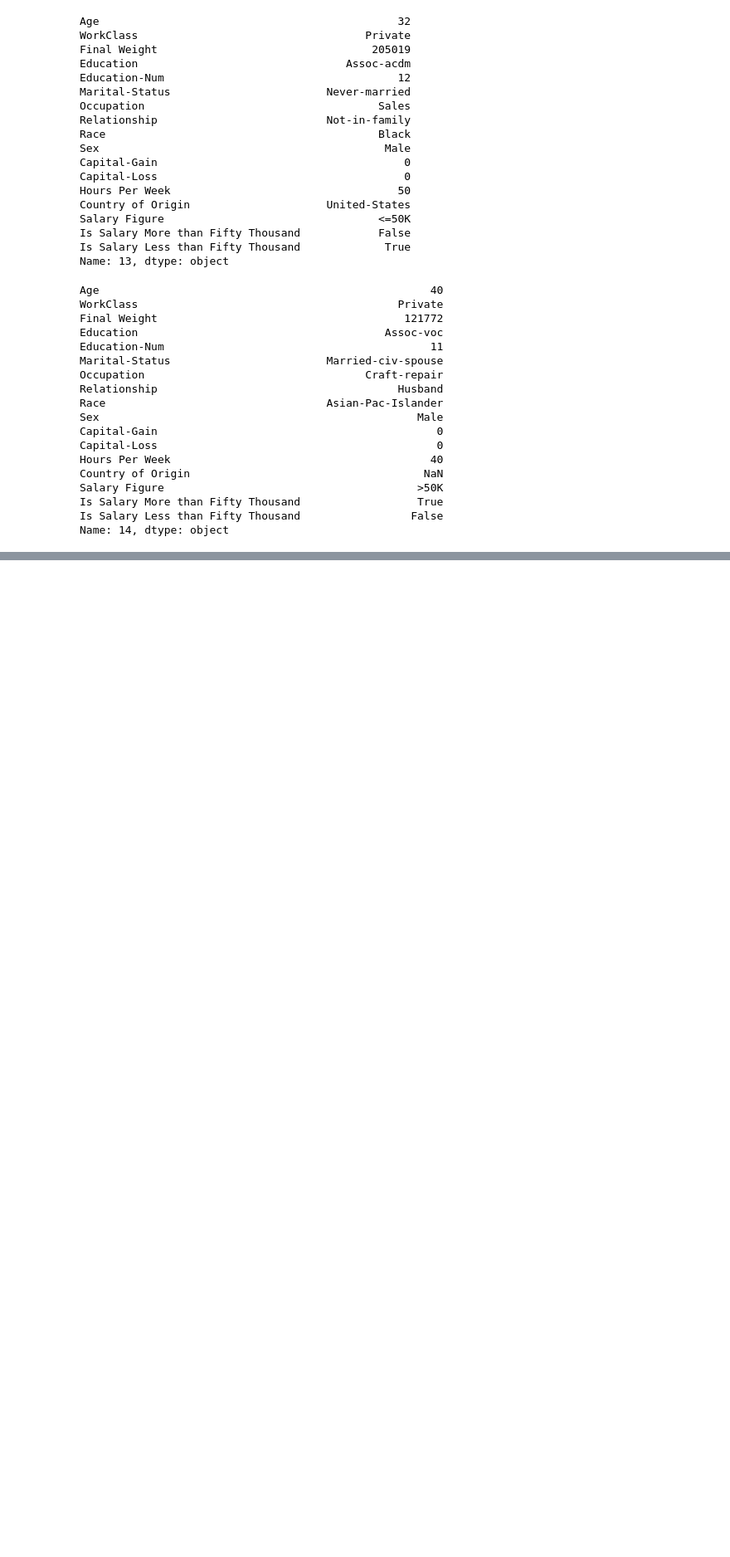
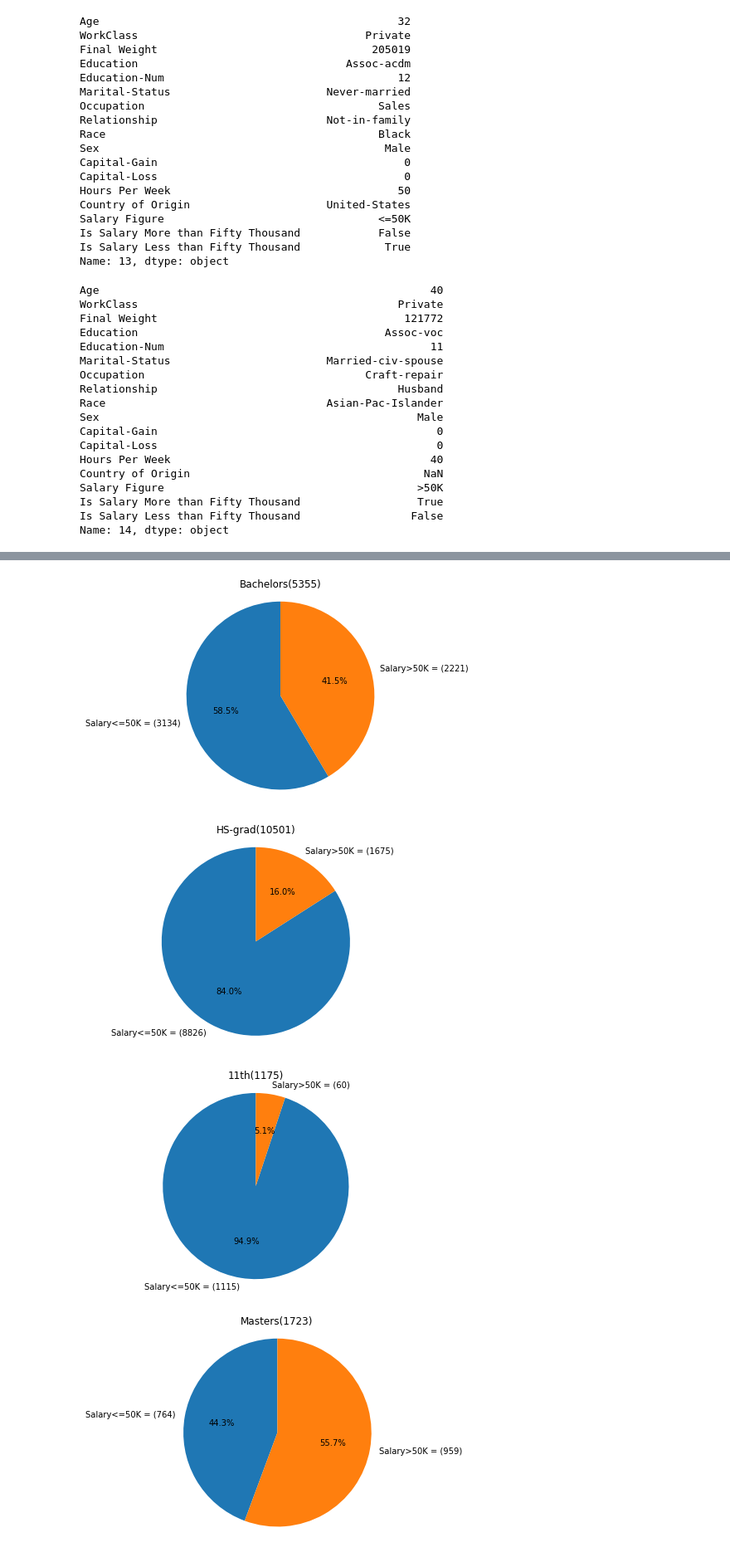
Before and after one commit to pranayboggarapu/DataVisualization, a Jupyter notebook: CourseProject.ipynb, the cells around one changed output, grey strips where cells are left out. Shown at 83% size. Saved outputs shown, nothing was run; the diff lists cells and outputs as text; code cells hidden in the pictures; blank space fills up the shorter version.

Commit message:
Created a pie chart for education category vs salary
For each education category, wrote the code that displays a pie chart for salary < 50k vs salary > 50k

```diff
--- a/CourseProject.ipynb
+++ b/CourseProject.ipynb
@@ -137,0 +123,32 @@ Name: Education, Length: 32561, dtype: bool
+# %%
+#pie chart for all signs
+# print(actualDataFrame[ColumnNames.Education.value])
+#print(actualDataFrame.loc[actualDataFrame[ColumnNames.Education.value] == 'Bachelors'])
+# print(((actualDataFrame[ColumnNames.Education.value]=='Bachelors')[0:numberOfRows] == True))
+#print(actualDataFrame.loc[(actualDataFrame[ColumnNames.Education.value] == 'Bachelors') & (actualDataFrame[ColumnNames.SalaryLessThanFifty.value] == False)])
+uniqueEducationValues = actualDataFrame[ColumnNames.Education.value].unique()
+pieLabels = ['Salary<=50K', 'Salary>50K']
+educationSalaryValues = {}
+
+for differentEducationValues in uniqueEducationValues:
+    educationSalaryValues.setdefault(differentEducationValues, [0,0])
+    educationSpecificData = actualDataFrame.loc[actualDataFrame[ColumnNames.Education.value] == differentEducationValues]
+    individualEducationCountLessThanFiftyK = len(educationSpecificData.loc[educationSpecificData[ColumnNames.SalaryLessThanFifty.value] == True])
+    educationSalaryValues[differentEducationValues] = [individualEducationCountLessThanFiftyK, len(educationSpecificData) - individualEducationCountLessThanFiftyK]
+    educationSpecificPieLabels = [pieLabel+' = ('+str(eduSalaryValue)+')' for pieLabel,eduSalaryValue in zip(pieLabels, educationSalaryValues[differentEducationValues])]
+    fig,ax = plt.subplots()
+
+    patches, texts, autotexts = ax.pie(educationSalaryValues[differentEducationValues], labels=educationSpecificPieLabels, autopct='%1.1f%%', startangle=90, shadow=False)
+    for text in texts:
+        text.set_color('black')
+    for autotext in autotexts:
+        autotext.set_color('black')
+    ax.axis('equal')
+    ax.set_title('{0}({1})'.format(differentEducationValues, reduce(lambda x,y: x+y, educationSalaryValues[differentEducationValues])))
+    plt.tight_layout()
+    plt.show()
+# %% [output]
+[figure, added]
+[figure, added]
+[figure, added]
+[figure, added]
```
Also changed, not shown: parts of 4 cells of this notebook.
